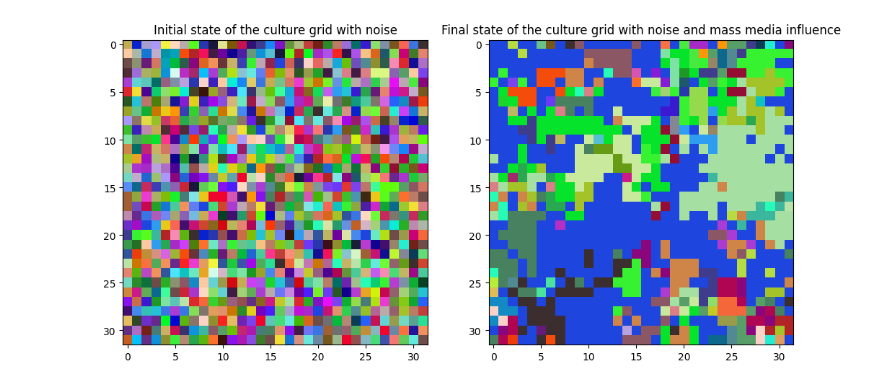
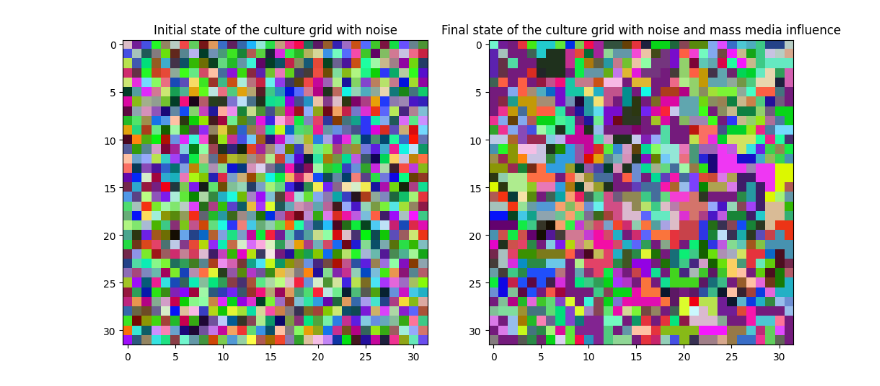
Before and after one commit to battles5/axelrod-model-simulation, a Jupyter notebook: axelrod_culture_noise_media_00.ipynb, the cells around one changed output. Drawn from its saved outputs; the diff is of its cells as text; code cells hidden in the pictures.

```diff
--- a/axelrod_culture_noise_media_00.ipynb
+++ b/axelrod_culture_noise_media_00.ipynb
@@ -6,7 +6,7 @@ from matplotlib import colors
 # Parameters of the Axelrod model
 grid_size = 32  # size of the grid
 F = 3  # number of features
-q = 7  # number of traits per feature
+q = 10  # number of traits per feature
 
 # Parameter for the noise
 noise = 0.01  # probability of random cultural drift
@@ -43,8 +43,19 @@ def simulation_step_with_noise():
         f = np.random.randint(F)
         culture_grid[x, y, f] = np.random.randint(q)
 
+def calculate_global_culture(culture_grid):
+    L, _, F = culture_grid.shape
+    culture_int = np.sum(culture_grid * (q ** np.arange(F)), axis=2)
+    unique_vals, counts = np.unique(culture_int, return_counts=True)
+    most_common_culture_int = unique_vals[np.argmax(counts)]
+    most_common_culture = np.zeros(F)
+    for i in range(F-1, -1, -1):
+        most_common_culture[i] = most_common_culture_int % q
+        most_common_culture_int //= q
+    return most_common_culture
+
 # The global culture
-global_culture = np.random.randint(q, size=F)
+global_culture = calculate_global_culture(culture_grid)
 
 def simulation_step_with_noise_and_media():
     # Perform a simulation step with noise
@@ -72,7 +83,7 @@ axs[0].imshow(culture_integers, cmap=cmap)
 axs[0].set_title('Initial state of the culture grid')
 
 # Run the simulation for a certain number of steps
-for _ in range(1000000):
+for _ in range(20000):
     simulation_step()
 
 # Compute a unique integer for each possible culture
@@ -103,7 +114,7 @@ axs[0].imshow(culture_integers, cmap=cmap)
 axs[0].set_title('Initial state of the culture grid with noise')
 
 # Run the simulation for a certain number of steps
-for _ in range(1000000):
+for _ in range(20000):
     simulation_step_with_noise()
 
 # Compute a unique integer for each possible culture
@@ -119,31 +130,31 @@ plt.show()
 # %%
 # Re-initialize the culture grid
 culture_grid = np.random.randint(q, size=(grid_size, grid_size, F))
 
 # Compute a unique integer for each possible culture
 culture_integers = np.sum(culture_grid * (q ** np.arange(F)), axis=2)
 
 # Generate a random colormap
 cmap = colors.ListedColormap(np.random.rand(q**F, 3))
 
 # Create a figure with two subplots
 fig, axs = plt.subplots(1, 2, figsize=(12, 6))
 
 # Visualize the initial state of the culture grid
 axs[0].imshow(culture_integers, cmap=cmap)
 axs[0].set_title('Initial state of the culture grid with noise')
 
 # Run the simulation with noise and mass media influence for a certain number of steps
-for _ in range(1000000):
+for _ in range(20000):
     simulation_step_with_noise_and_media()
 
 # Compute a unique integer for each possible culture
 culture_integers = np.sum(culture_grid * (q ** np.arange(F)), axis=2)
 
 # Visualize the final state of the culture grid
 axs[1].imshow(culture_integers, cmap=cmap)
 axs[1].set_title('Final state of the culture grid with noise and mass media influence')
 
 plt.show()
 # %% [output]
-[figure, old version]
+[figure, new version]
```
Also changed, not shown: parts of 2 cells of this notebook.
